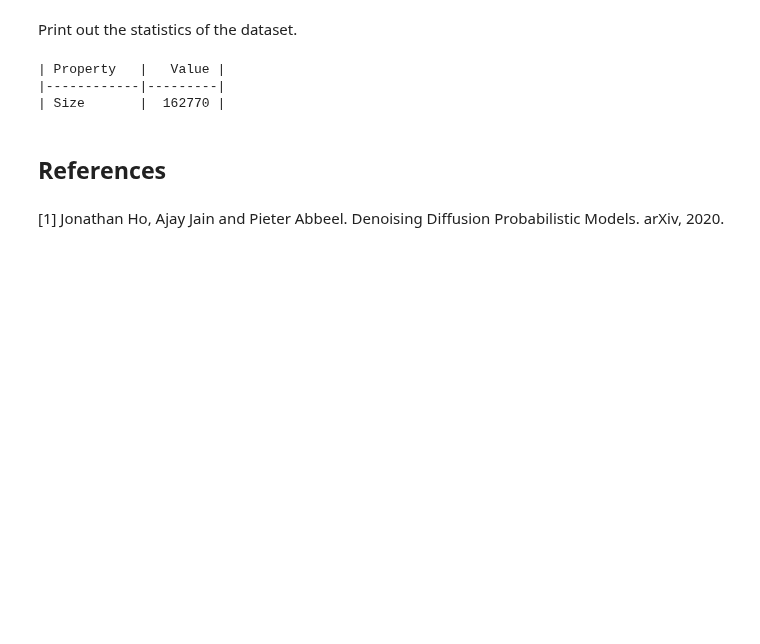
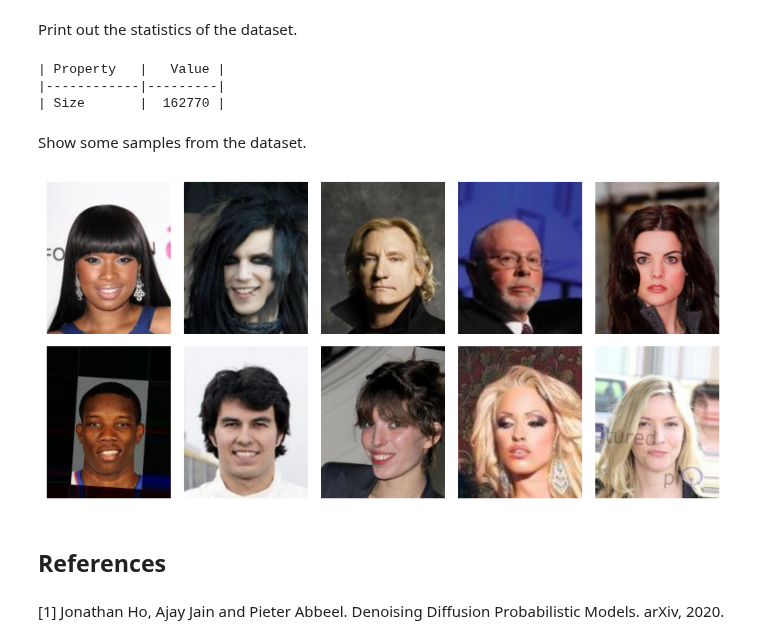
Before and after one commit to shuangxuetwelve/DDPM, a Jupyter notebook: main.ipynb, the cells around one changed output. Drawn from its saved outputs; the diff is of its cells as text; code cells hidden in the pictures; blank space fills up the shorter version.

Commit message:
Show samples from the dataset

```diff
--- a/main.ipynb
+++ b/main.ipynb
@@ -41,6 +44,22 @@ print(tabulate(rows, headers=headers, tablefmt='github'))
 | Property   |   Value |
 |------------|---------|
 | Size       |  162770 |
+# %% [markdown]
+Show some samples from the dataset.
+# %%
+# Sample 10 unique indices from the index range of the dataset.
+indices = random.sample(range(dataset_size), k=10)
+
+rows, cols = 2, 5
+fig, axs = plt.subplots(rows, cols, figsize=(8, 4))
+for i in range(len(indices)):
+    row = i // cols
+    col = i % cols
+    axs[row][col].imshow(dataset[indices[i]][0].permute(1, 2, 0))
+    axs[row][col].axis('off')
+plt.tight_layout()
+# %% [output]
+[figure, added]
 # %% [markdown]
 ## References
 # %% [markdown]
```
Also changed, not shown: parts of 1 cell of this notebook.
